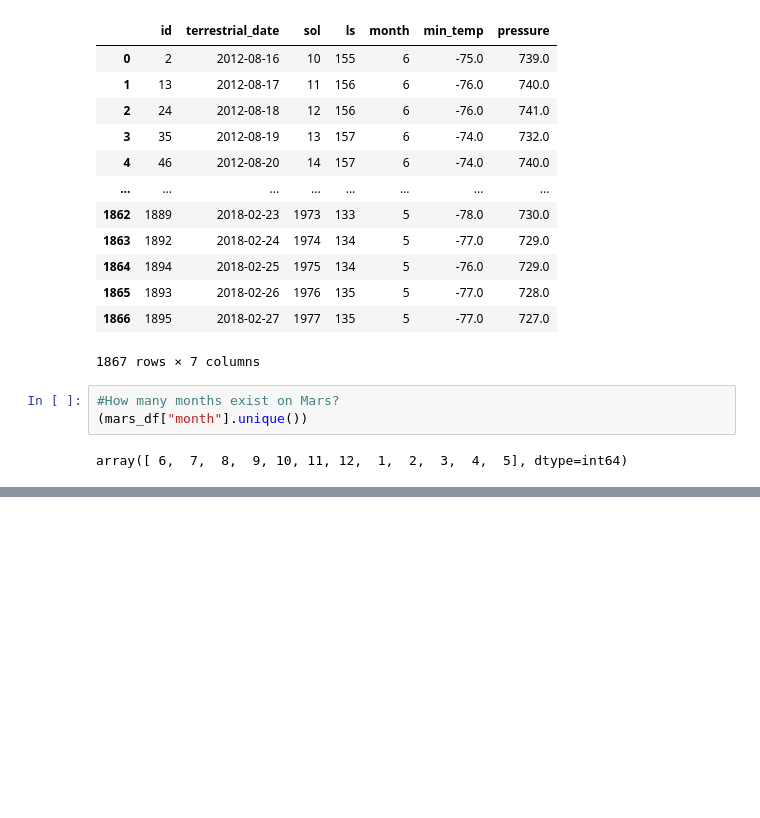
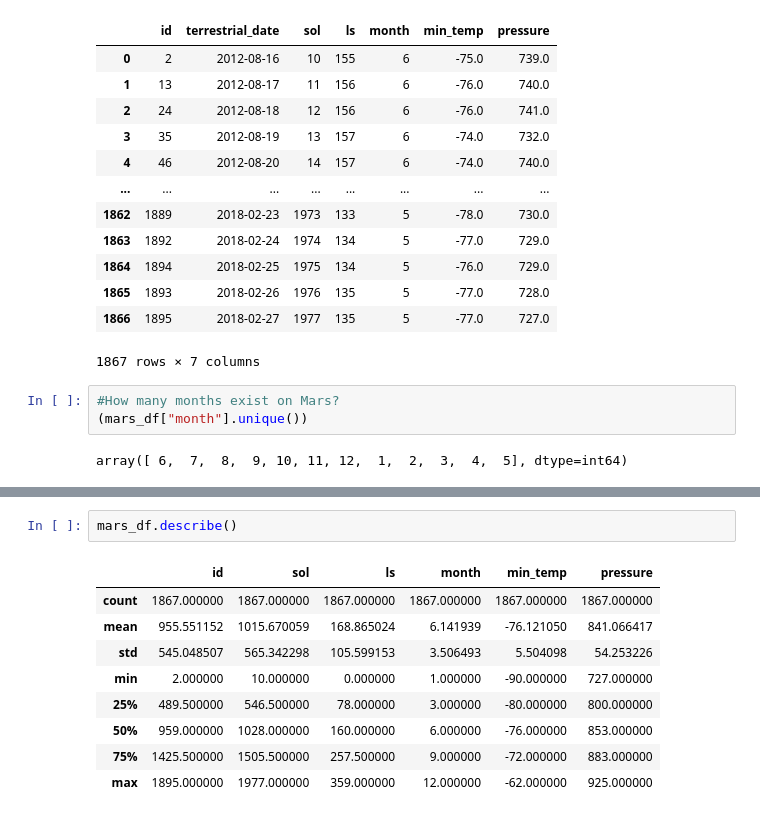
Before and after one commit to amudd10/Web-Scraping-Challenge, a Jupyter notebook: mars_data_challenge_part_2.ipynb, the cells around one changed output, grey strips where cells are left out. Drawn from its saved outputs; the diff is of its cells as text; blank space fills up the shorter version.

```diff
--- a/mars_data_challenge_part_2.ipynb
+++ b/mars_data_challenge_part_2.ipynb
@@ -110,0 +133,12 @@ array([ 6,  7,  8,  9, 10, 11, 12,  1,  2,  3,  4,  5], dtype=int64)
+# %%
+mars_df.describe()
+# %% [output]
+|  | id | sol | ls | month | min_temp | pressure |
+| count | 1867.000000 | 1867.000000 | 1867.000000 | 1867.000000 | 1867.000000 | 1867.000000 |
+| mean | 955.551152 | 1015.670059 | 168.865024 | 6.141939 | -76.121050 | 841.066417 |
+| std | 545.048507 | 565.342298 | 105.599153 | 3.506493 | 5.504098 | 54.253226 |
+| min | 2.000000 | 10.000000 | 0.000000 | 1.000000 | -90.000000 | 727.000000 |
+| 25% | 489.500000 | 546.500000 | 78.000000 | 3.000000 | -80.000000 | 800.000000 |
+| 50% | 959.000000 | 1028.000000 | 160.000000 | 6.000000 | -76.000000 | 853.000000 |
+| 75% | 1425.500000 | 1505.500000 | 257.500000 | 9.000000 | -72.000000 | 883.000000 |
+| max | 1895.000000 | 1977.000000 | 359.000000 | 12.000000 | -62.000000 | 925.000000 |
```
Also changed, not shown: parts of 11 cells of this notebook, 1 other file.
